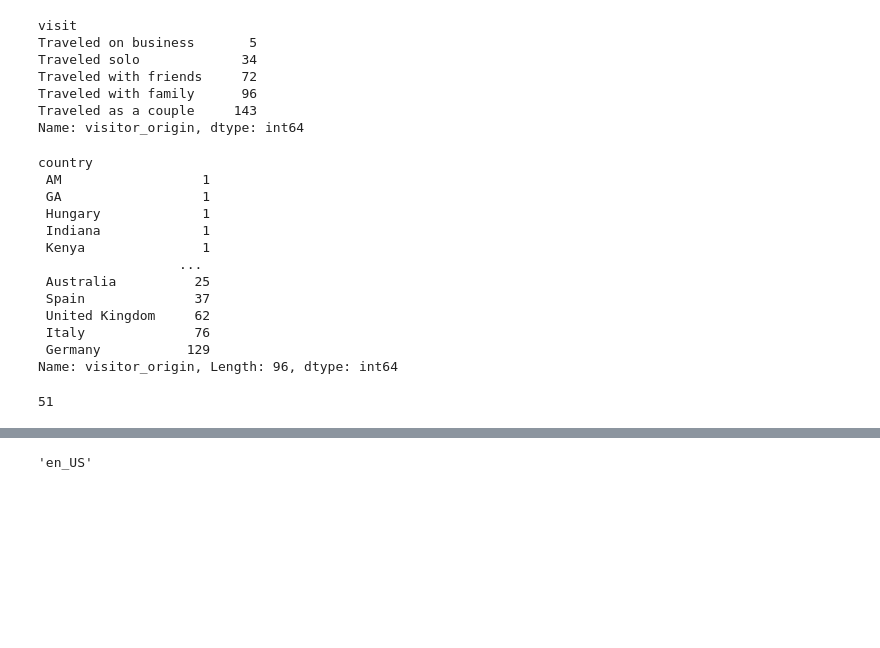
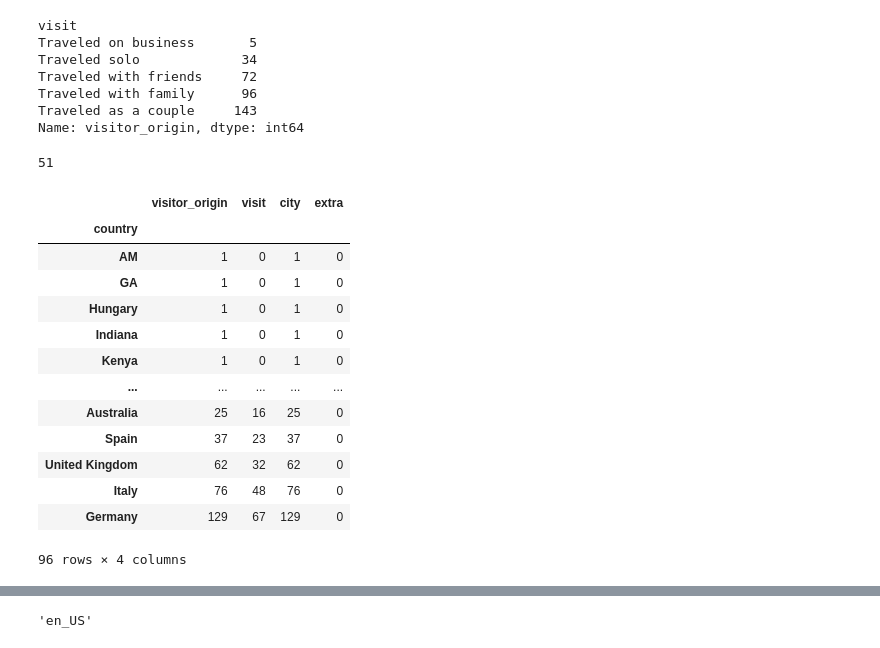
Before and after one commit to Yaccoub/Co-Tour, a Jupyter notebook: Tripadvisor_web_scraper/Preprocessed Datasets/K_means preprocessing.ipynb, the cells around one changed output, grey strips where cells are left out. Cells and saved outputs as stored; diff of their text form; code cells hidden in the pictures; blank space fills up the shorter version.

```diff
--- a/Tripadvisor_web_scraper/Preprocessed Datasets/K_means preprocessing.ipynb
+++ b/Tripadvisor_web_scraper/Preprocessed Datasets/K_means preprocessing.ipynb
@@ -84,22 +96,6 @@ Traveled with friends     72
 Traveled with family      96
 Traveled as a couple     143
 Name: visitor_origin, dtype: int64
-# %%
-visitors_by_country['visitor_origin']
-# %% [output]
-country
- AM                  1
- GA                  1
- Hungary             1
- Indiana             1
- Kenya               1
-                  ...
- Australia          25
- Spain              37
- United Kingdom     62
- Italy              76
- Germany           129
-Name: visitor_origin, Length: 96, dtype: int64
 # %%
 visitors_by_city['visitor_origin']['Munich']
 # %% [output]
@@ -106,0 +112,17 @@ visitors_by_city['visitor_origin']['Munich']
+# %%
+visitors_by_country
+# %% [output]
+|  | visitor_origin | visit | city | extra |
+| country |  |  |  |  |
+| AM | 1 | 0 | 1 | 0 |
+| GA | 1 | 0 | 1 | 0 |
+| Hungary | 1 | 0 | 1 | 0 |
+| Indiana | 1 | 0 | 1 | 0 |
+| Kenya | 1 | 0 | 1 | 0 |
+| ... | ... | ... | ... | ... |
+| Australia | 25 | 16 | 25 | 0 |
+| Spain | 37 | 23 | 37 | 0 |
+| United Kingdom | 62 | 32 | 62 | 0 |
+| Italy | 76 | 48 | 76 | 0 |
+| Germany | 129 | 67 | 129 | 0 |
+96 rows × 4 columns
```
Also changed, not shown: parts of 45 cells of this notebook, 1 other file.
